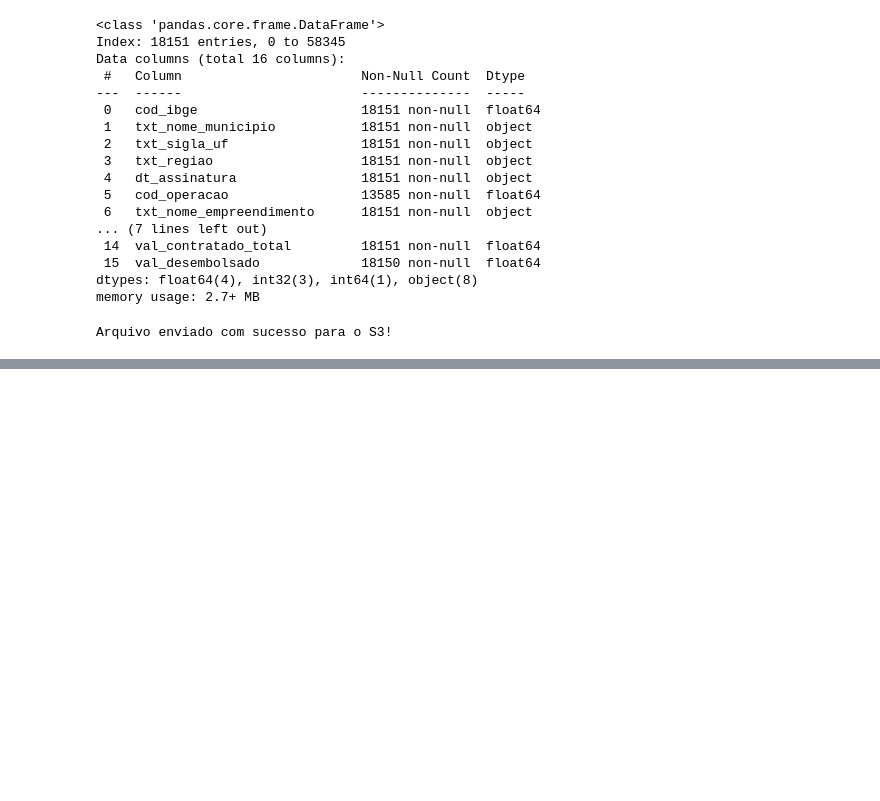
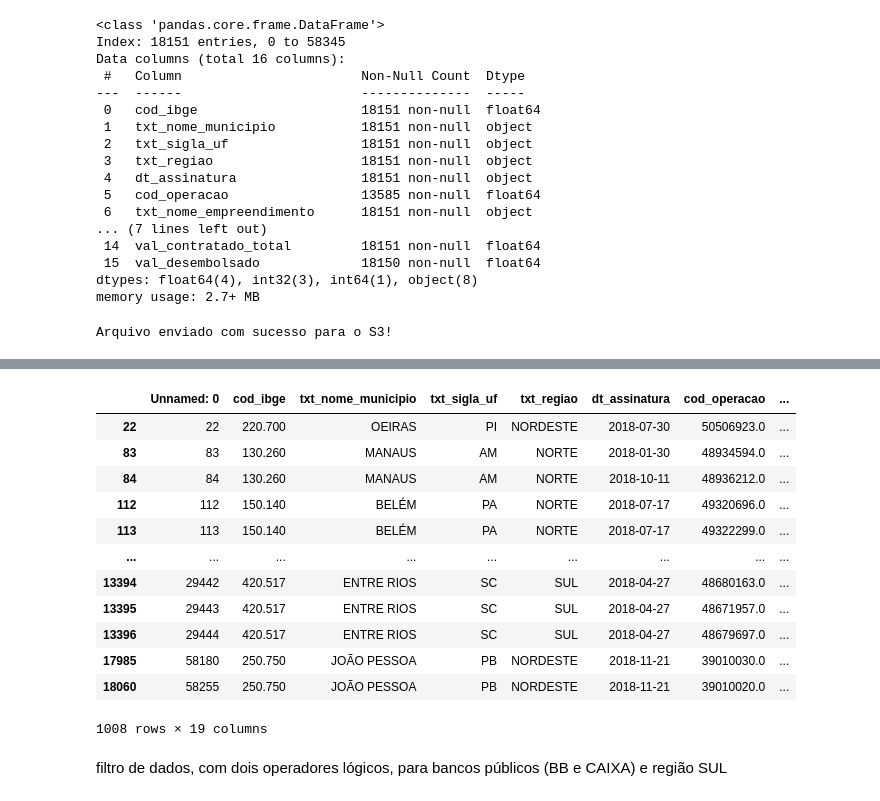
Before and after one commit to Brunacisotto/programadebolsas, a Jupyter notebook: Sprint5/Desafio/script02/desafiosprint5.ipynb, the cells around one changed output, grey strips where cells are left out. Drawn from its saved outputs; the diff is of its cells as text; code cells hidden in the pictures; blank space fills up the shorter version.

```diff
--- a/Sprint5/Desafio/script02/desafiosprint5.ipynb
+++ b/Sprint5/Desafio/script02/desafiosprint5.ipynb
@@ -316,0 +439,21 @@ Arquivo enviado com sucesso para o S3!
+# %%
+df_2018.loc[:,'concluido'] = df_2018['txt_situacao_empreendimento'].apply(lambda x: True if x == 'Concluído' else False)
+df_concluidos = df_2018[df_2018['concluido']]
+# %%
+df_concluidos
+# %% [output]
+|  | Unnamed: 0 | cod_ibge | txt_nome_municipio | txt_sigla_uf | txt_regiao | dt_assinatura | cod_operacao | ... |
+| 22 | 22 | 220.700 | OEIRAS | PI | NORDESTE | 2018-07-30 | 50506923.0 | ... |
+| 83 | 83 | 130.260 | MANAUS | AM | NORTE | 2018-01-30 | 48934594.0 | ... |
+| 84 | 84 | 130.260 | MANAUS | AM | NORTE | 2018-10-11 | 48936212.0 | ... |
+| 112 | 112 | 150.140 | BELÉM | PA | NORTE | 2018-07-17 | 49320696.0 | ... |
+| 113 | 113 | 150.140 | BELÉM | PA | NORTE | 2018-07-17 | 49322299.0 | ... |
+| ... | ... | ... | ... | ... | ... | ... | ... | ... |
+| 13394 | 29442 | 420.517 | ENTRE RIOS | SC | SUL | 2018-04-27 | 48680163.0 | ... |
+| 13395 | 29443 | 420.517 | ENTRE RIOS | SC | SUL | 2018-04-27 | 48671957.0 | ... |
+| 13396 | 29444 | 420.517 | ENTRE RIOS | SC | SUL | 2018-04-27 | 48679697.0 | ... |
+| 17985 | 58180 | 250.750 | JOÃO PESSOA | PB | NORDESTE | 2018-11-21 | 39010030.0 | ... |
+| 18060 | 58255 | 250.750 | JOÃO PESSOA | PB | NORDESTE | 2018-11-21 | 39010020.0 | ... |
+1008 rows × 19 columns
+# %% [markdown]
+filtro de dados, com dois operadores lógicos, para bancos públicos (BB e CAIXA) e região SUL
```
Also changed, not shown: parts of 25 cells of this notebook, 10 other files.
